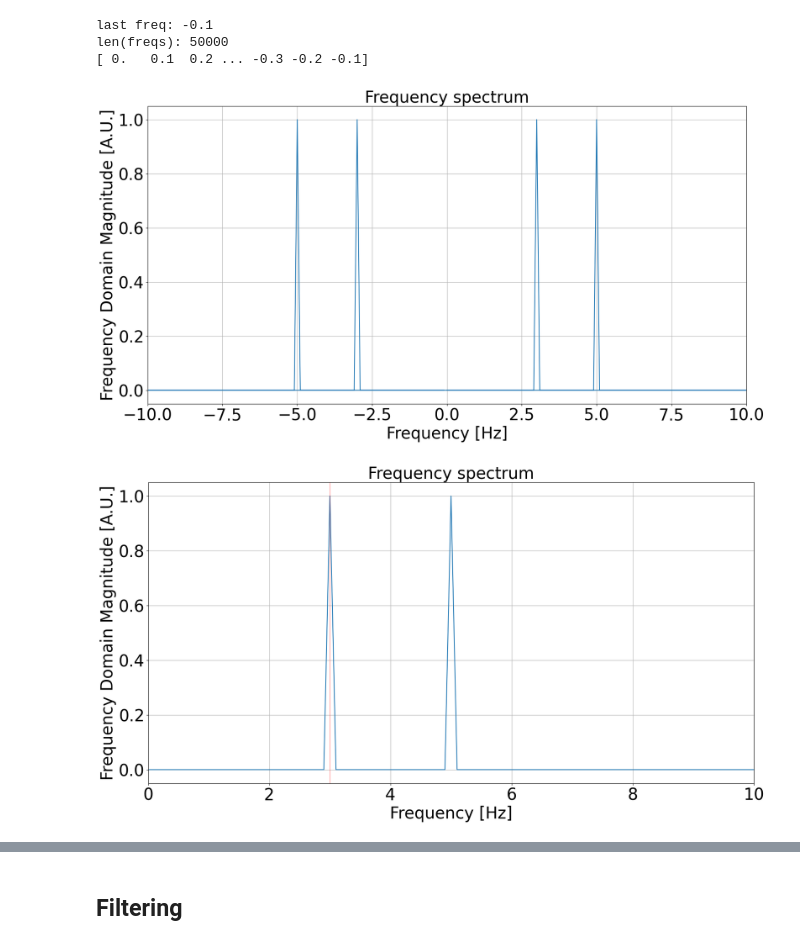
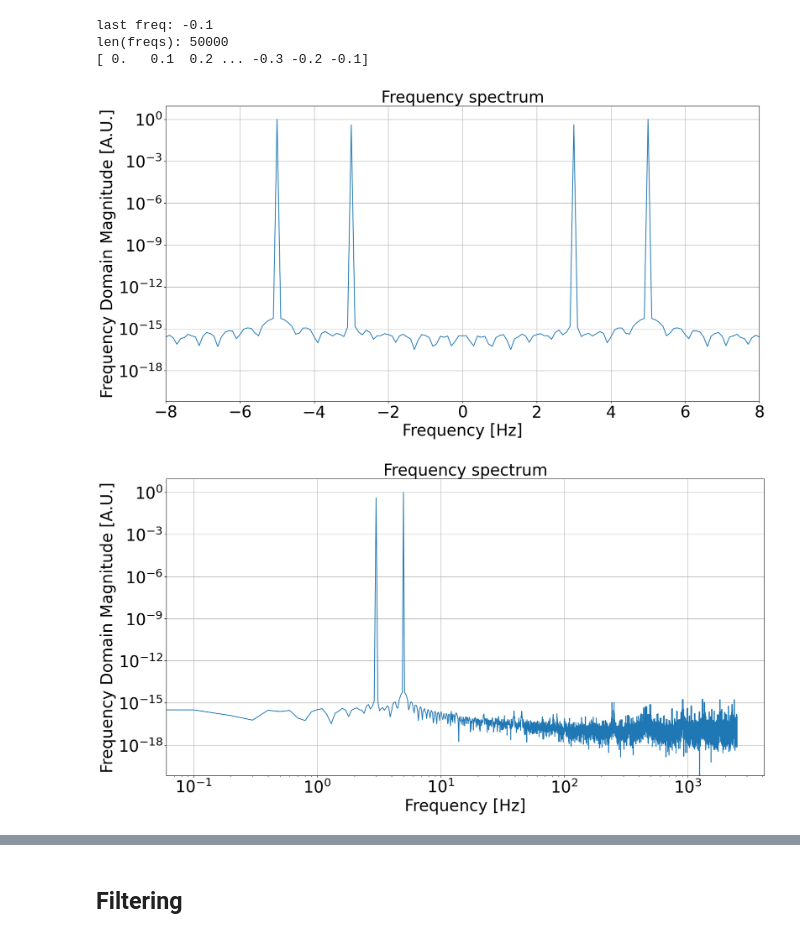
Before and after one commit to giiulia/SummerSchoolProject, a Jupyter notebook: Analysis/3.filtering/method2-simpleinput.ipynb, the cells around one changed output, grey strips where cells are left out. Cells and saved outputs as stored; diff of their text form; code cells hidden in the pictures.

```diff
--- a/Analysis/3.filtering/method2-simpleinput.ipynb
+++ b/Analysis/3.filtering/method2-simpleinput.ipynb
@@ -44,8 +49,8 @@ print(f"f_s = {f_s} = 1/step = {1/step}")
 
 #amplitudes1 = np.sin(5 * 2*np.pi * times + np.pi/2)
 #np.pi/2 is necessary for the fft bc it uses cos
-amplitudes1 = np.sin(5 * 2*np.pi * times )
-amplitudes2 = np.sin(3 * 2*np.pi * times + np.pi/7 )
+amplitudes1 = 10*np.sin(5 * 2*np.pi * times + np.pi/4 )
+amplitudes2 = 4*np.sin(3 * 2*np.pi * times + np.pi/7 )
 amplitudes = amplitudes2 + amplitudes1
 # %% [output]
 [0.0000e+00 2.0000e-04 4.0000e-04 ... 9.9994e+00 9.9996e+00 9.9998e+00]
@@ -86,22 +94,24 @@ len(freqs): 50000
 # %%
-#f_s_new = 10 * freqs[-1]
-#print(f"ridefinition of f_s: {f_s_new}")
+freqs_shifted = fft.fftshift(freqs)
+magnitudes_shifted = fft.fftshift(magnitudes)
+
 plt.figure(figsize=(20, 10))
-plt.plot(freqs, np.abs(magnitudes)/n)
+plt.plot(freqs_shifted, np.abs(magnitudes_shifted)/n)
 plt.title('Frequency spectrum', fontsize = 30)
 plt.xlabel('Frequency [Hz]', fontsize = 30)
 plt.xticks(fontsize = 30)
 plt.ylabel('Frequency Domain Magnitude [A.U.]', fontsize = 30)
 plt.yticks(fontsize = 30)
 #plt.xlim(- f_s / 2, f_s / 2) #freq of time sampling
-plt.xlim(- 10, 10)
+plt.semilogy()
+plt.xlim(- 8, 8)
 plt.grid(True)
 
 #plt.savefig("Results/simple_fft.png", format = "png", bbox_inches="tight")
 #plt.savefig("Results/simple_fft.pdf", format = "pdf", bbox_inches="tight")
 plt.show()
 # %% [output]
-[figure, old version]
+[figure, new version]
 # %%
 if (N%2 == 0):
     pos_freqs = freqs[:round((N/2))]
@@ -116,18 +126,18 @@ else:
 # %%
 plt.figure(figsize=(20, 10))
 plt.plot(pos_freqs, np.abs(pos_magnitudes)/n)
-plt.axvline(3, color = 'red', alpha = 0.3)
+
 plt.title('Frequency spectrum', fontsize = 30)
 plt.xlabel('Frequency [Hz]', fontsize = 30)
 plt.xticks(fontsize = 30)
 plt.ylabel('Frequency Domain Magnitude [A.U.]', fontsize = 30)
 plt.yticks(fontsize = 30)
 #plt.xlim(0, f_s / 2) #f_s = freq of time sampling
-plt.xlim(0, 10)
+plt.loglog()
 plt.grid(True)
 
 #plt.savefig("Results/simple_fft.png", format = "png", bbox_inches="tight")
 #plt.savefig("Results/simple_fft.pdf", format = "pdf", bbox_inches="tight")
 plt.show()
 # %% [output]
-[figure, old version]
+[figure, new version]
```
Also changed, not shown: parts of 18 cells of this notebook, 5 other files.
